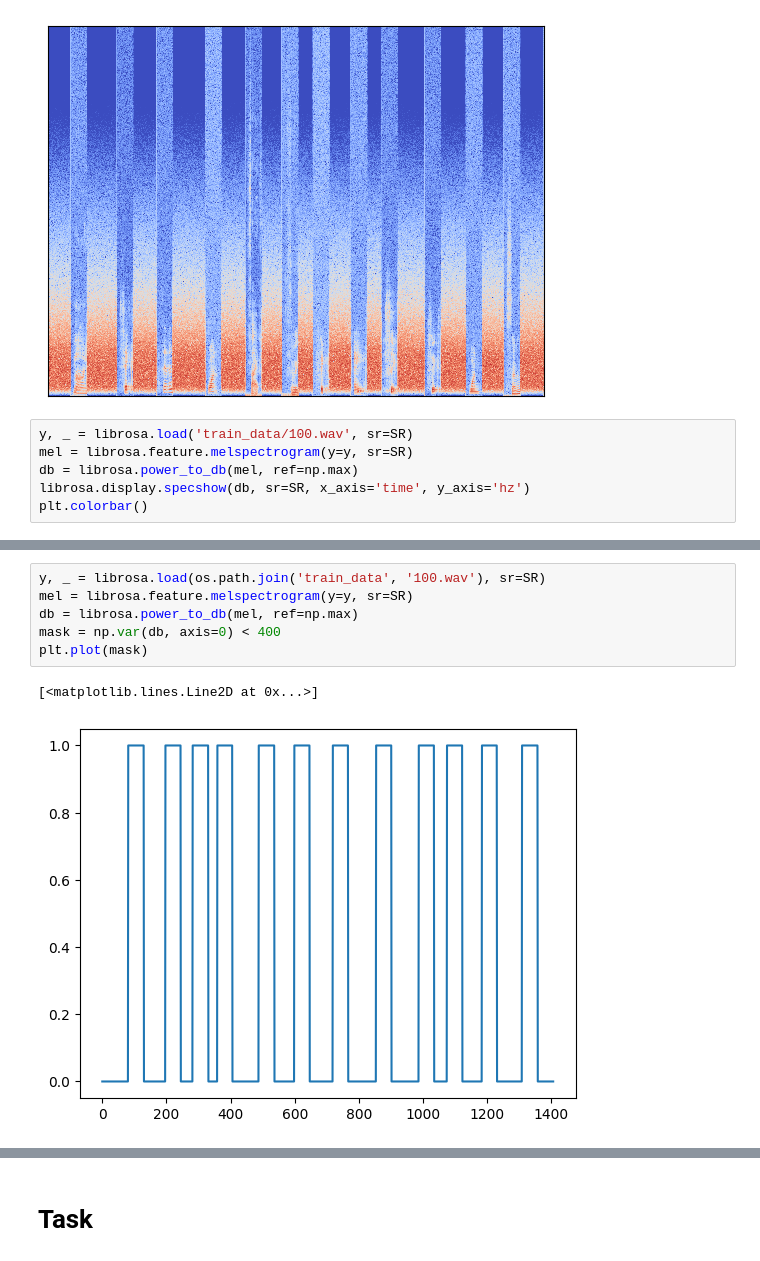
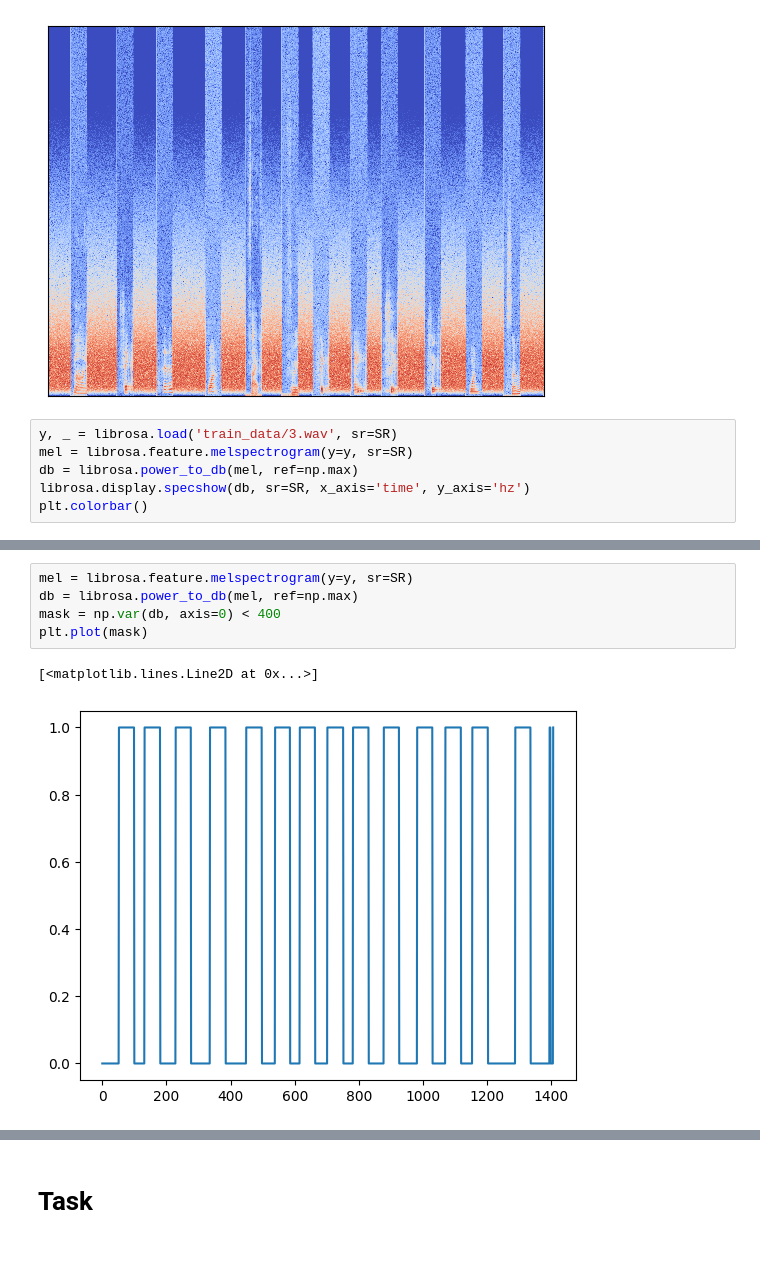
Before and after one commit to RayanKamarinchev/AI, a Jupyter notebook: IOAI_prep/romania/nitro/audio/main.ipynb, the cells around one changed output, grey strips where cells are left out. Drawn from its saved outputs; the diff is of its cells as text.

```diff
--- a/IOAI_prep/romania/nitro/audio/main.ipynb
+++ b/IOAI_prep/romania/nitro/audio/main.ipynb
@@ -37,7 +37,7 @@ librosa.display.specshow(db, sr=SR)
 <matplotlib.collections.QuadMesh at 0x...>
 [figure]
 # %%
-y, _ = librosa.load('train_data/100.wav', sr=SR)
+y, _ = librosa.load('train_data/3.wav', sr=SR)
 mel = librosa.feature.melspectrogram(y=y, sr=SR)
 db = librosa.power_to_db(mel, ref=np.max)
 librosa.display.specshow(db, sr=SR, x_axis='time', y_axis='hz')
@@ -59,12 +53,11 @@ plt.plot(np.var(db, axis=0))
 # %%
-y, _ = librosa.load(os.path.join('train_data', '100.wav'), sr=SR)
 mel = librosa.feature.melspectrogram(y=y, sr=SR)
 db = librosa.power_to_db(mel, ref=np.max)
 mask = np.var(db, axis=0) < 400
 plt.plot(mask)
 # %% [output]
 [<matplotlib.lines.Line2D at 0x...>]
-[figure, old version]
+[figure, new version]
 # %%
 masks = []
 start, end = 0, 0
```
Also changed, not shown: parts of 14 cells of this notebook, 1 other file.
